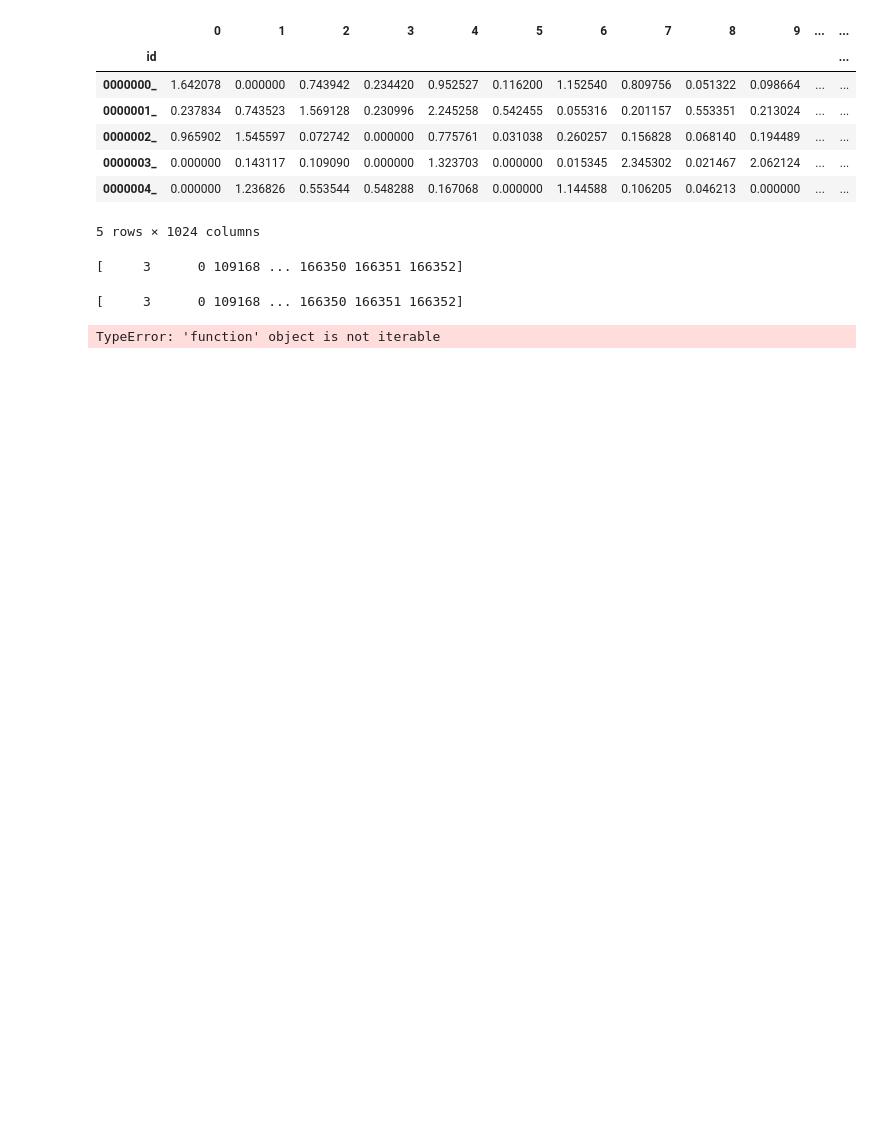
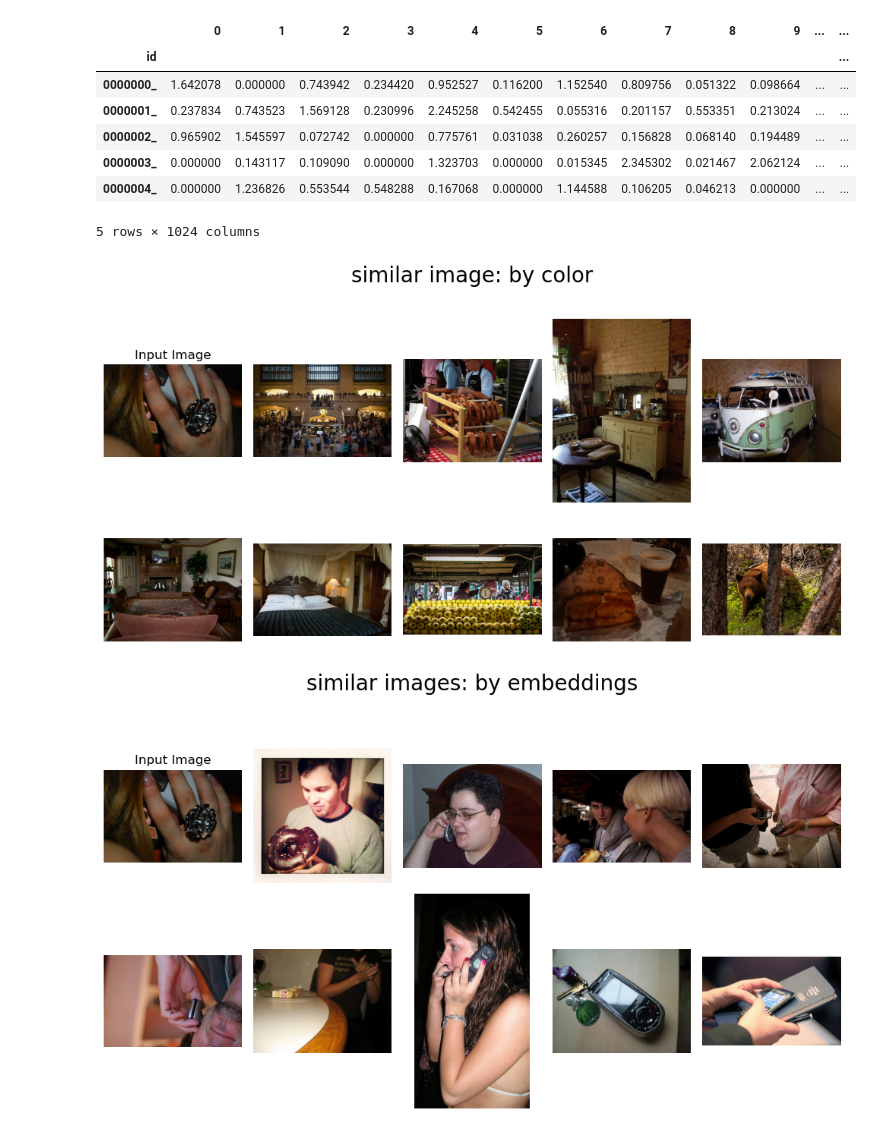
Before and after one commit to adhamarif/ImageRecommender, a Jupyter notebook: metric_three.ipynb, the cells around one changed output. Saved outputs shown, nothing was run; the diff lists cells and outputs as text; code cells hidden in the pictures; blank space fills up the shorter version.

Commit message:
update metric three

```diff
--- a/metric_three.ipynb
+++ b/metric_three.ipynb
@@ -18,6 +60,19 @@ df.head()
 | 0000003_ | 0.000000 | 0.143117 | 0.109090 | 0.000000 | 1.323703 | 0.000000 | 0.015345 | 2.345302 | 0.021467 | 2.062124 | ... | ... |
 | 0000004_ | 0.000000 | 1.236826 | 0.553544 | 0.548288 | 0.167068 | 0.000000 | 1.144588 | 0.106205 | 0.046213 | 0.000000 | ... | ... |
 5 rows × 1024 columns
+# %%
+def calculate_similarity(dataframe, img_input):
+    """
+    This function is used to calculate the euclidean distance of the images
+    """
+    arr = np.array([])
+    for idx in dataframe.index:
+        v1 = np.array(dataframe.loc[img_input, :])
+        v2 = np.array(dataframe.loc[idx, :])
+        arr = np.append(arr, distance.euclidean(v1, v2))
+    # sort the idx from highest to lowest value
+    sorted_index = np.argsort(arr)
+    return sorted_index
 # %%
 def calculate_metric_three(dataframe_color,dataframe_emb,img_input ):
     """
@@ -27,8 +82,8 @@ def calculate_metric_three(dataframe_color,dataframe_emb,img_input ):
     for idx in dataframe_color.index:
         v1 = np.array(dataframe_color.loc[img_input, :])
         v2 = np.array(dataframe_color.loc[idx, :])
-        # setting up a class weight for colorsimilaity of 0.25
-        arr_color = np.append(arr_color, distance.euclidean(v1, v2)) * 0.25
+        # setting up a class weight for colorsimilaity of xx
+        arr_color = np.append(arr_color, distance.cityblock(v1, v2)*0.32)
     # sort the idx from highest to lowest value
     #sorted_index_color = np.argsort(arr_color)
 
@@ -37,8 +92,8 @@ def calculate_metric_three(dataframe_color,dataframe_emb,img_input ):
     for idx in dataframe_emb.index:
         v1 = np.array(dataframe_emb.loc[img_input, :])
         v2 = np.array(dataframe_emb.loc[idx, :])
-        # setting up a class weight for colorsimilaity of 0.75
-        arr_emb = np.append(arr_emb, distance.euclidean(v1, v2)) * 0.75
+        # setting up a class weight for colorsimilaity of xx
+        arr_emb = np.append(arr_emb, distance.cityblock(v1, v2)*0.68)
     # sort the idx from highest to lowest value
     #sorted_index_emb = np.argsort(arr_emb)
 
@@ -46,12 +101,7 @@ def calculate_metric_three(dataframe_color,dataframe_emb,img_input ):
     sorted_idx = np.argsort(full_arr)
 
 
-    print(sorted_idx)
+    return(sorted_idx)
-# %%
-img_input= '0000003_'
-calculate_metric_three(color, df, img_input )
-# %% [output]
-[     3      0 109168 ... 166350 166351 166352]
 # %%
 def get_file_path(paths, sorted_index, n_path=10, pc='windows'):
     """
@@ -98,24 +148,24 @@ def plot_images(file_paths, title):
     plt.show()
 # %%
 # compare image from one id
-number = 6860
+# ex. 129345
+number = 129999
 image_id = f"{number:07}_"
 
-# calculate the similarities, and sort by high to low
-#color_similarity = calculate_similarity(color, image_id)
-#embeddings_similarity = calculate_similarity(df, image_id)
-calculate_metric_three(color, df, img_input )
+#calculate the similarities, and sort by high to low
+color_similarity = calculate_similarity(color, image_id)
+embeddings_similarity = calculate_similarity(df, image_id)
+metric_three = calculate_metric_three(color, df, image_id)
-# %% [output]
-[     3      0 109168 ... 166350 166351 166352]
 # %%
 # get the index of top 10 similar images
-#top_color = get_file_path(data, color_similarity, n_path=10, pc="windows")
-#top_embeddings = get_file_path(data, embeddings_similarity, n_path=10, pc="windows")
-top_metric_three = get_file_path(data, calculate_metric_three, n_path=10, pc="windows")
+top_color = get_file_path(data, color_similarity, n_path=10, pc="mac")
+top_embeddings = get_file_path(data, embeddings_similarity, n_path=10, pc="mac")
+top_metric_three = get_file_path(data, metric_three, n_path=10, pc="mac")
-# %% [output]
-TypeError: 'function' object is not iterable
 # %%
 # plot the images
-#plot_images(top_color, "similar image: by color")
-#plot_images(top_embeddings, "similar images: by embeddings")
+plot_images(top_color, "similar image: by color")
+plot_images(top_embeddings, "similar images: by embeddings")
 plot_images(top_metric_three, "similar images: by mixed metric one and two ")
+# %% [output]
+[figure, added]
+[figure, added]
```
Also changed, not shown: parts of 7 cells of this notebook.
